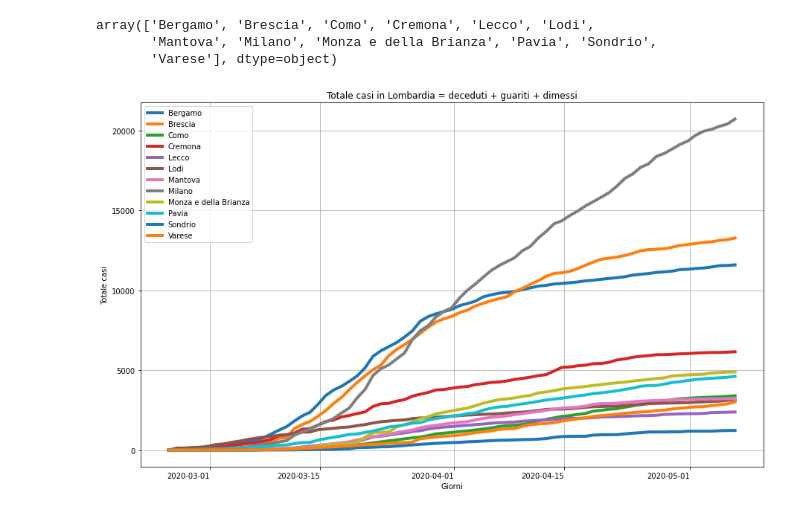
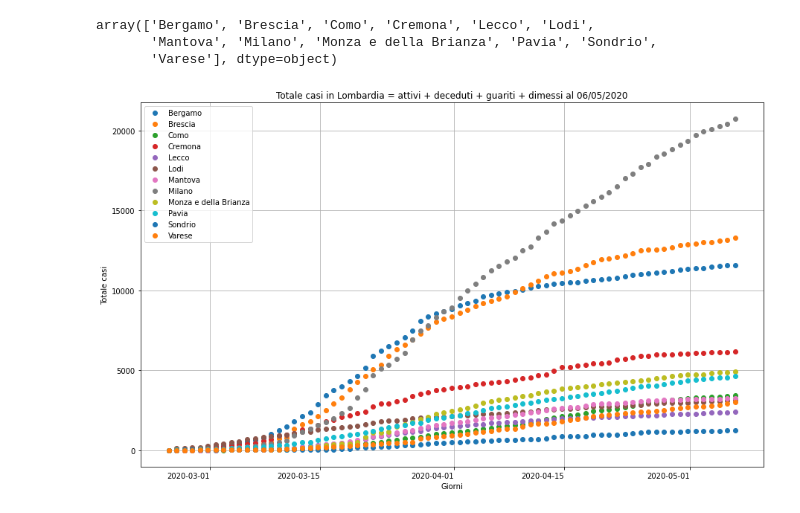
Before and after one commit to fsona/covidoutbreak, a Jupyter notebook: Covid_trend_2.ipynb, the cells around one changed output. Cells and saved outputs as stored; diff of their text form; code cells hidden in the pictures.

```diff
--- a/Covid_trend_2.ipynb
+++ b/Covid_trend_2.ipynb
@@ -14,4 +14,8 @@ df=pd.read_csv("https://raw.githubusercontent.com/pcm-dpc/COVID-19/master/dati-p
 df=df[df.denominazione_provincia.str.contains('In fase di definizione/aggiornamento')==False]
 # transform timestamp into datetime
 df['data']=pd.to_datetime(df['data'])
+#Get the date into str of teh last update
+lastday=df['data'].iloc[len(df['data'])-1]
+lastday=lastday.to_pydatetime()
+lastday=lastday.strftime('%d/%m/%Y')
 # %%
@@ -28,13 +32,13 @@ array(['Bergamo', 'Brescia', 'Como', 'Cremona', 'Lecco', 'Lodi',
 # %%
 # create the figure for multiple subplot
 fig = plt.figure()
 ax = fig.add_subplot(111)
 plt.ylabel('Totale casi')
-titolo='Totale casi in ' + regtarget + ' = deceduti + guariti + dimessi'
+titolo='Totale casi in ' + regtarget  + ' = attivi + deceduti + guariti + dimessi al ' + lastday
 #loop to plot all the sub-dataset per provincia on the same graph
 for elem in provincie:
     df2=df[df.denominazione_provincia.str.contains(elem)]
-    df2.plot(lw=4,title=Titolo, kind='line', rot='0',x='data', y='totale_casi', grid=True, ax=ax,figsize=(15,10),label=elem)
+    df2.plot(lw=4, title=titolo, kind='line', rot='0',x='data', y='totale_casi', style='o', grid=True, ax=ax,figsize=(15,10),label=elem)
     plt.xlabel('Giorni')
 # %% [output]
-[figure, old version]
+[figure, new version]
```
Also changed, not shown: parts of 2 cells of this notebook.
